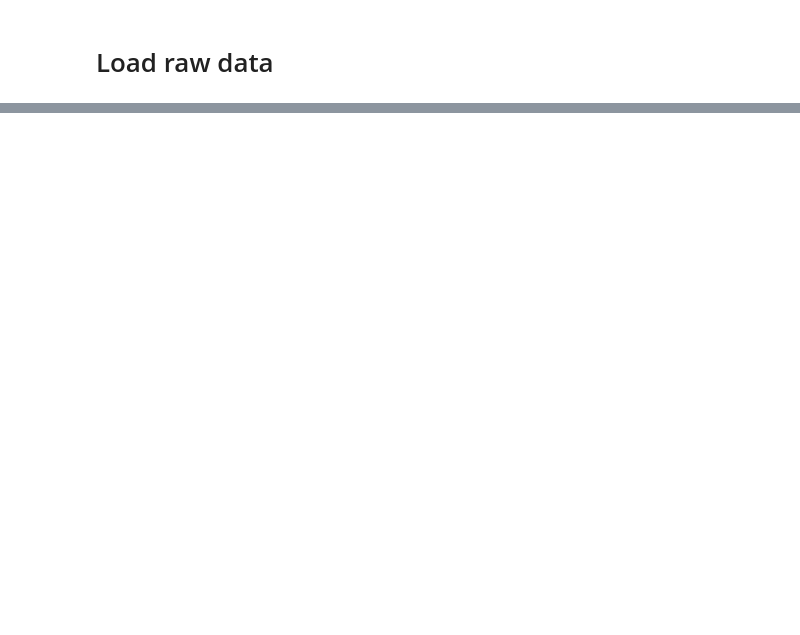
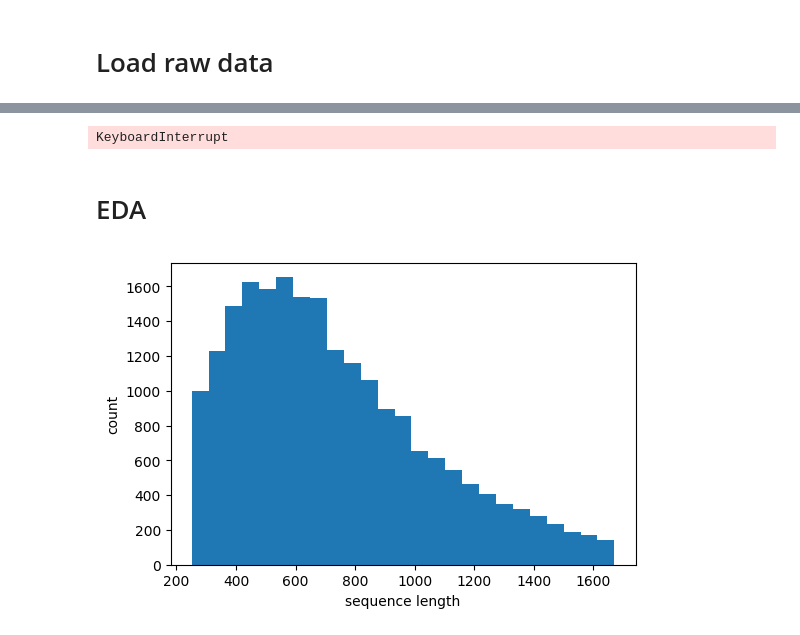
Before and after one commit to samuelefiorini/tangle, a Jupyter notebook: notebooks/make_xy.ipynb, the cells around one changed output, grey strips where cells are left out. Saved outputs shown, nothing was run; the diff lists cells and outputs as text; code cells hidden in the pictures; blank space fills up the shorter version.

```diff
--- a/notebooks/make_xy.ipynb
+++ b/notebooks/make_xy.ipynb
@@ -16,13 +17,14 @@ def load_data(dump_files):
     raw_data = []
     extra_info = []
     indexes = []
-    for prd in tqdm(dump_files, desc='Loading dump files'):
-        _tmp = pkl.load(open(os.path.join('..', 'tmp', prd), 'rb'))
+    for f in tqdm(dump_files, desc='Loading dump files'):
+        _tmp = pkl.load(open(os.path.join('..', 'tmp', f), 'rb'))
         _raw_data, _extra_info = _tmp['raw_data'], _tmp['extra_info'].set_index('PIN')
         for k in _extra_info.index:
-            raw_data.append(_raw_data[k])
-            extra_info.append([_extra_info.loc[k]['SEX'], _extra_info.loc[k]['AGE']])
-            indexes.append(k)
+            if len(_raw_data[k])>0: # Skip empty sequences
+                raw_data.append(_raw_data[k])
+                extra_info.append([_extra_info.loc[k]['SEX'], _extra_info.loc[k]['AGE']])
+                indexes.append(k)
     return raw_data, extra_info, indexes
 # %%
 dump_files = filter(lambda x: 'raw_data' in x, os.listdir('../tmp/'))
@@ -38,0 +45,3 @@ print(len(neg_id), 'negative samples')
+# %%
+btos_details = pd.read_csv('../mbspbs10pc/data/btos_details.csv', header=0, index_col=0)
+btos_details.head()
@@ -38,0 +56,15 @@ print(len(neg_id), 'negative samples')
+# %%
+def raw_data_to_BTOS_sequences(raw_data):
+    try:
+        seq = []
+        for btos, td in zip(raw_data[::2], raw_data[1::2]):
+            seq.append(btos_details.loc[btos]['BTOS'])
+            seq.append(td//7)
+        seq.append(btos_details.loc[raw_data[-1]]['BTOS'])
+        return seq
+    except:
+        print(raw_data)
+# %%
+pool = Pool(processes=32)
+pos_BTOS_seq = pool.map(raw_data_to_BTOS_sequences, pos_raw_data)
+pool.close()
@@ -38,0 +89,19 @@ print(len(neg_id), 'negative samples')
+# %%
+pool = Pool(processes=32)
+neg_BTOS_seq = pool.map(raw_data_to_BTOS_sequences, neg_raw_data)
+pool.close()
+# %% [output]
+KeyboardInterrupt
+# %% [markdown]
+# EDA
+# %%
+lenghts = np.array([len(x) for x in pos_BTOS_seq])
+pos_idx595 = np.argwhere(np.logical_and(lenghts>=np.percentile(lenghts, 5), lenghts<=np.percentile(lenghts, 95))).ravel()
+pos_lenghts = lenghts[pos_idx595]
+
+plt.figure(dpi=100)
+plt.hist(pos_lenghts, bins=25)
+plt.xlabel('sequence length')
+plt.ylabel('count');
+# %% [output]
+[figure, added]
```
Also changed, not shown: parts of 14 cells of this notebook, 4 other files.
